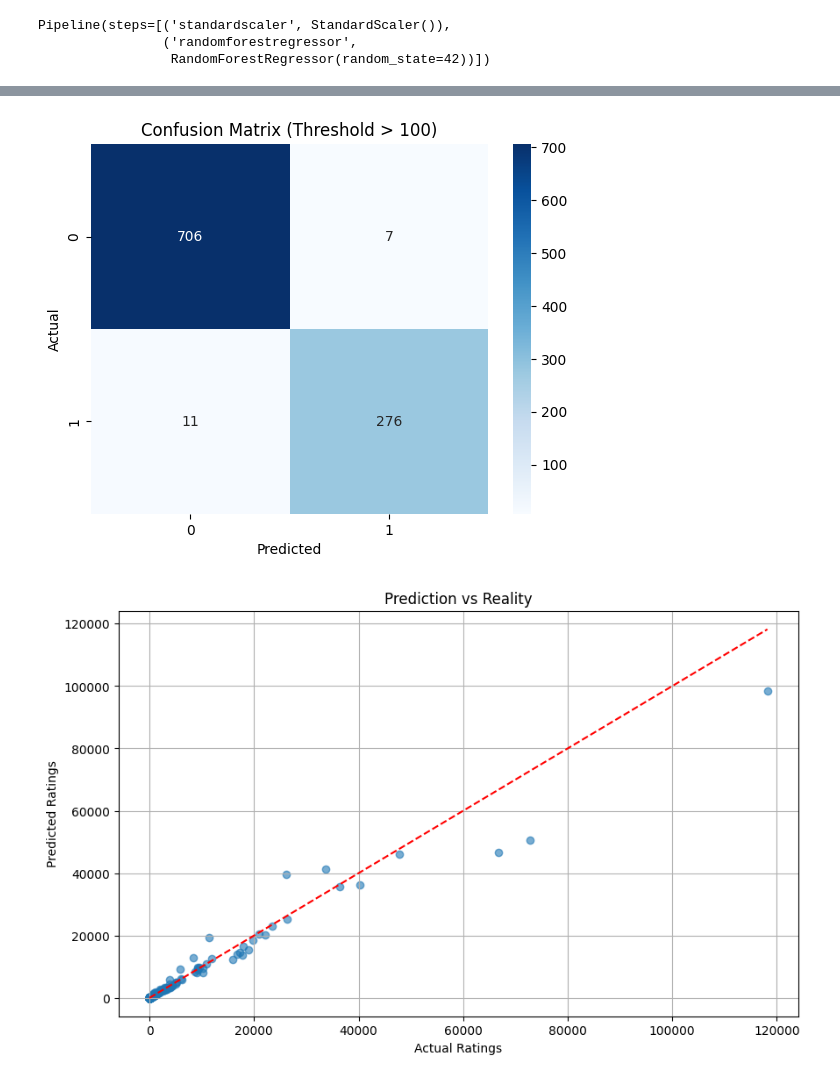
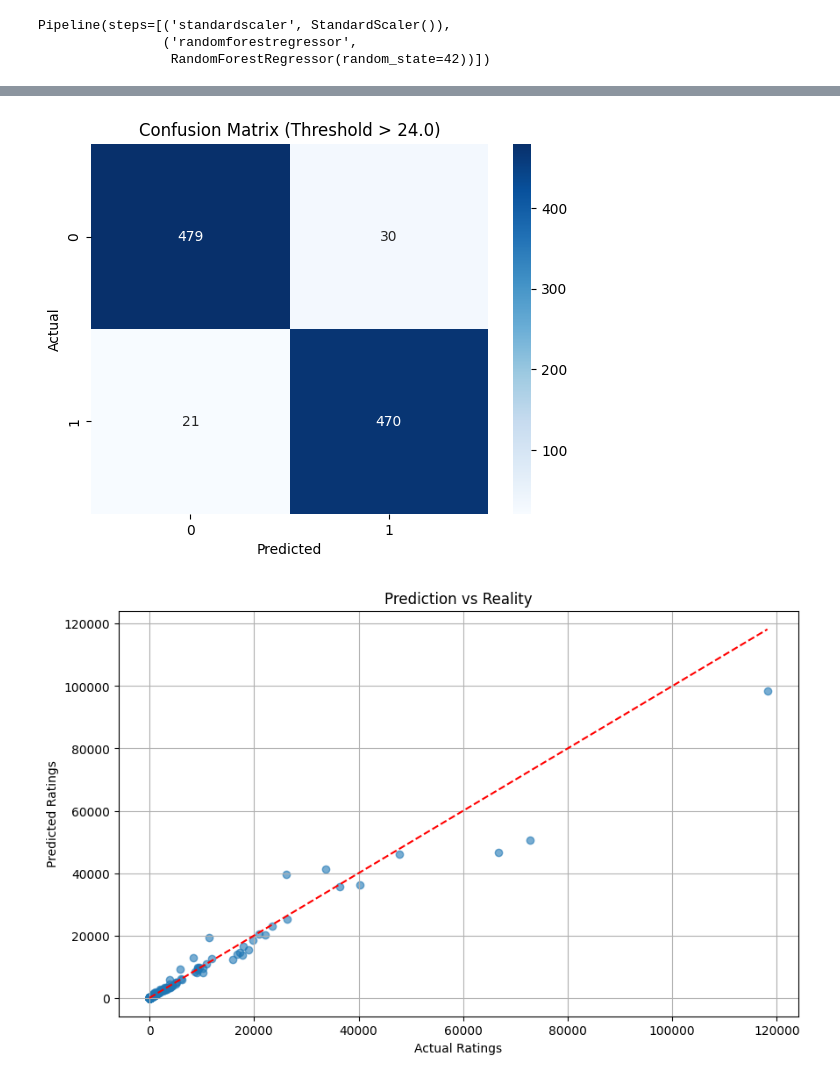
Before and after one commit to Ahsan-Naeem-01/Steam-Dataset-Analysis, a Jupyter notebook: notebook.ipynb, the cells around one changed output, grey strips where cells are left out. Cells and saved outputs as stored; diff of their text form; code cells hidden in the pictures.

```diff
--- a/notebook.ipynb
+++ b/notebook.ipynb
@@ -344,10 +345,10 @@ It’s well-suited for this regression task because:
 We use it to predict the number of **positive user ratings** based on selected game features.
 # %%
 # Load and preprocess
-df = load_data()  # Replace with your actual data loading function or df = pd.read_csv('your_file.csv')
+df = load_data()
 df = df.drop(['appid', 'categories', 'steamspy_tags', 'platforms'], axis=1)
 df["genres"] = df["genres"].str.split(";", n=1, expand=True)[0]
-df["total_ratings"] = df["positive_ratings"] + df["negative_ratings"]
+df["total_ratings"] = df["positive_ratings"].add(df["negative_ratings"])
 # %%
 df_sample = df.sample(n=5000, random_state=42)
 X_sample = df_sample[['required_age', 'achievements', 'average_playtime', 'price', 'total_ratings']]
@@ -363,13 +364,14 @@ Pipeline(steps=[('standardscaler', StandardScaler()),
                 ('randomforestregressor',
                  RandomForestRegressor(random_state=42))])
 # %%
+from sklearn.metrics import classification_report
 y_pred_rf = rf_model.predict(X_test)
 
 mae_rf = mean_absolute_error(y_test, y_pred_rf)
 r2_rf = r2_score(y_test, y_pred_rf)
 
 # Classification-like evaluation based on a threshold
-threshold = 100
+threshold = df['positive_ratings'].median()
 y_pred_class_rf = (y_pred_rf > threshold).astype(int)
 y_test_class_rf = (y_test > threshold).astype(int)
 ac_rf = accuracy_score(y_test_class_rf, y_pred_class_rf)
@@ -377,7 +379,9 @@ conf_matrix_rf = confusion_matrix(y_test_class_rf, y_pred_class_rf)
 
 print(f"📊 Mean Absolute Error: {mae_rf:.2f}")
 print(f"📊 R² Score: {r2_rf:.2f}")
-print(f"📊 Accuracy (Threshold > 100): {ac_rf:.2f}")
+print(f"📊 Accuracy (Threshold > {df['positive_ratings'].median() }): {ac_rf:.2f}")
+report = classification_report(y_test_class_rf, y_pred_class_rf, target_names=['Not Popular', 'Popular'])
+print(report)
 # %% [output]
 📊 Mean Absolute Error: 168.24
 📊 R² Score: 0.95
@@ -385,11 +397,11 @@ print(f"📊 Accuracy (Threshold > 100): {ac_rf:.2f}")
 # %%
 sns.heatmap(conf_matrix_rf, annot=True, fmt="d", cmap="Blues")
 plt.xlabel('Predicted')
 plt.ylabel('Actual')
-plt.title('Confusion Matrix (Threshold > 100)')
+plt.title(f"Confusion Matrix (Threshold > {df['positive_ratings'].median()})")
 plt.show()
 # %% [output]
-[figure, old version]
+[figure, new version]
 # %%
 plt.figure(figsize=(10, 6))
 plt.scatter(y_test, y_pred_rf, alpha=0.6)
```
Also changed, not shown: parts of 4 cells of this notebook, 1 other file.
